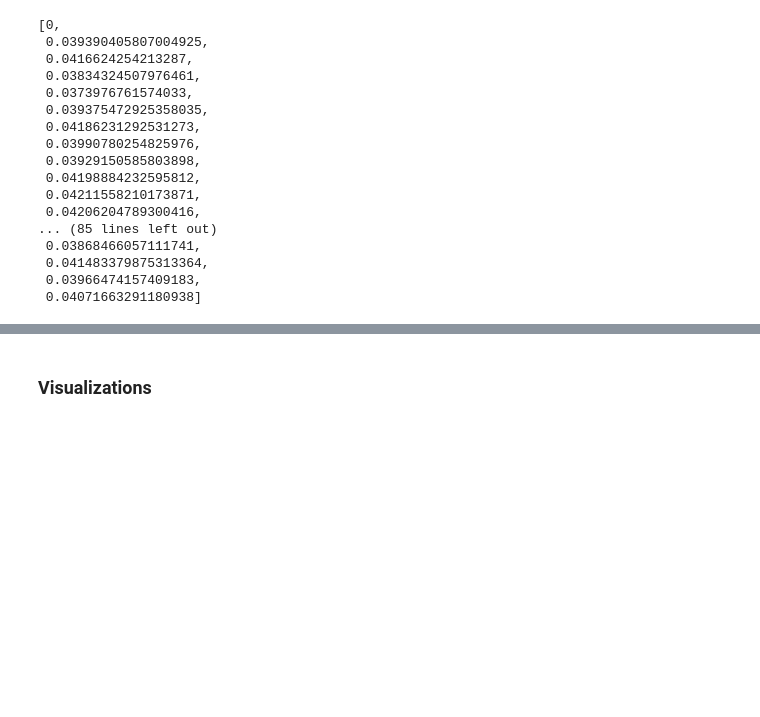
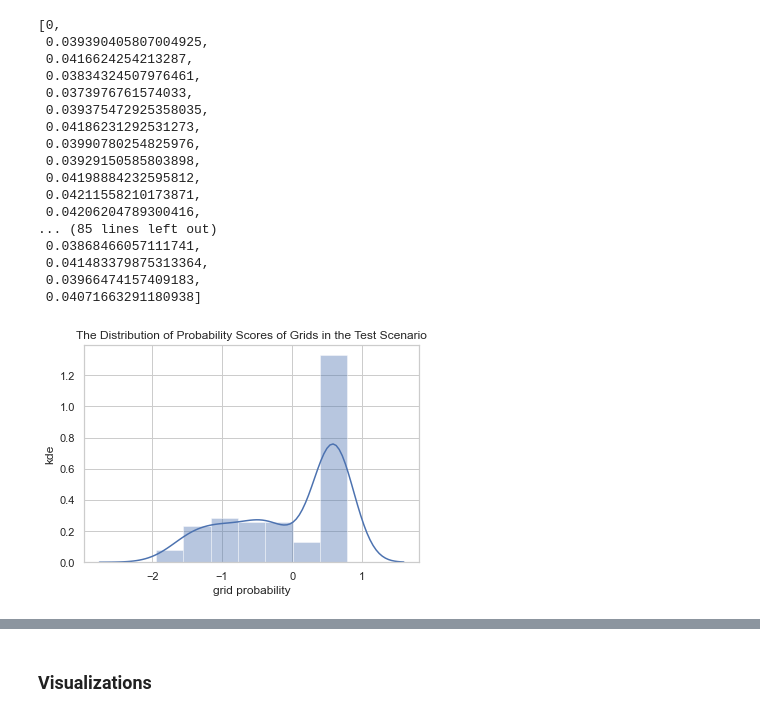
Before and after one commit to hangulu/thesis, a Jupyter notebook: code/main.ipynb, the cells around one changed output, grey strips where cells are left out. Cells and saved outputs as stored; diff of their text form; code cells hidden in the pictures; blank space fills up the shorter version.

```diff
--- a/code/main.ipynb
+++ b/code/main.ipynb
@@ -588,9 +411,11 @@ test_results['all_scores']
  0.03966474157409183,
  0.04071663291180938]
 # %%
-sns.distplot(samples)
+sns.distplot(prob_tests_full_chain)
 plt.title(f"The Distribution of Probability Scores of Grids in the Test Scenario")
 plt.ylabel('kde')
 plt.xlabel('grid probability')
 plt.show()
+# %% [output]
+[figure, added]
 # %%
```
Also changed, not shown: parts of 62 cells of this notebook, 3 other files.
